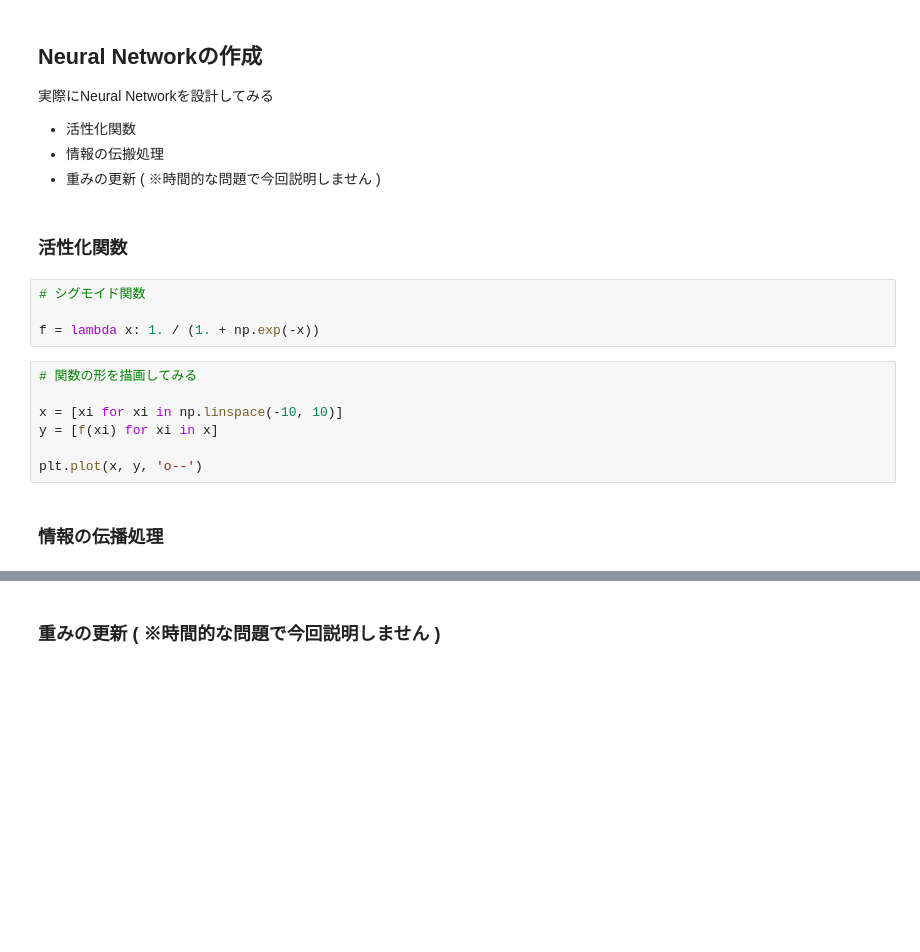
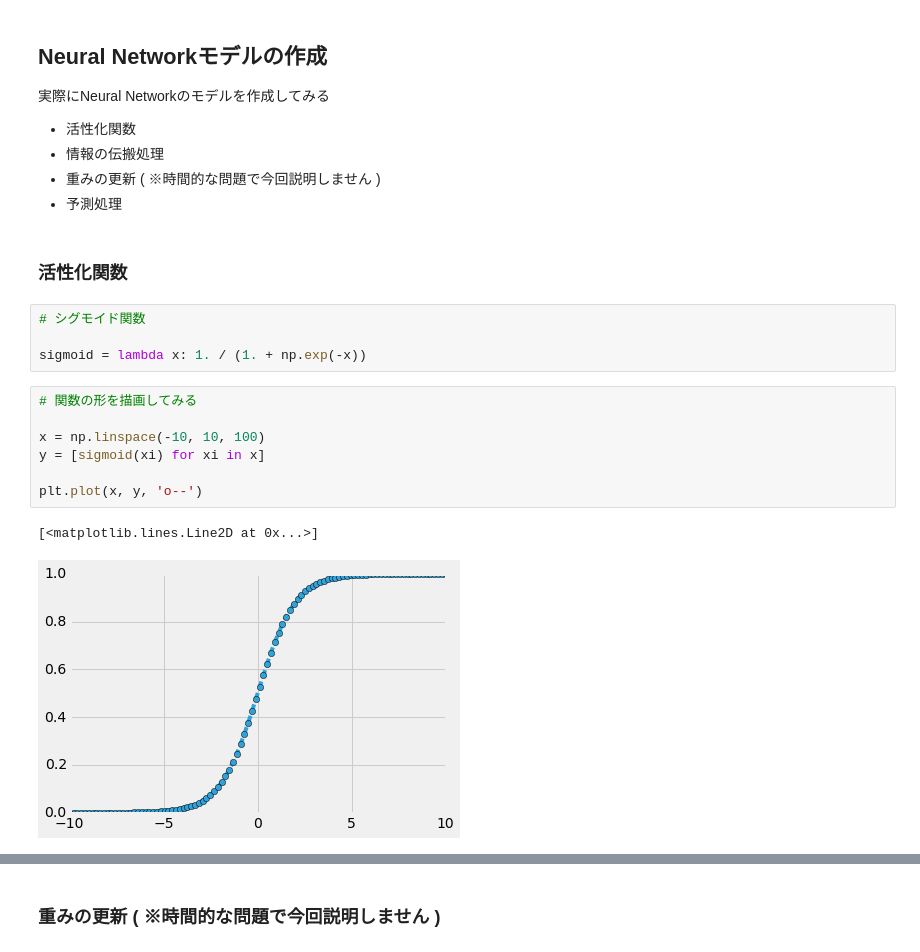
Before and after one commit to amacbee/intro_deep_learning, a Jupyter notebook: neural_network.ipynb, the cells around one changed output, grey strips where cells are left out. Drawn from its saved outputs; the diff is of its cells as text; blank space fills up the shorter version.

Commit message:
Neural Networkの演習に補足説明などを追加

```diff
--- a/neural_network.ipynb
+++ b/neural_network.ipynb
@@ -66,23 +94,25 @@ draw_digit(x_train[-1])
 # %% [markdown]
-## Neural Networkの作成
+## Neural Networkモデルの作成
 
-実際にNeural Networkを設計してみる
+実際にNeural Networkのモデルを作成してみる
 
 - 活性化関数
 - 情報の伝搬処理
 - 重みの更新 ( ※時間的な問題で今回説明しません )
+- 予測処理
 # %% [markdown]
 ### 活性化関数
 # %%
 # シグモイド関数
 
-f = lambda x: 1. / (1. + np.exp(-x))
+sigmoid = lambda x: 1. / (1. + np.exp(-x))
 # %%
 # 関数の形を描画してみる
 
-x = [xi for xi in np.linspace(-10, 10)]
-y = [f(xi) for xi in x]
+x = np.linspace(-10, 10, 100)
+y = [sigmoid(xi) for xi in x]
 
 plt.plot(x, y, 'o--')
+# %% [output]
+[<matplotlib.lines.Line2D at 0x...>]
+[figure, added]
-# %% [markdown]
-### 情報の伝播処理
```
Also changed, not shown: parts of 31 cells of this notebook.
